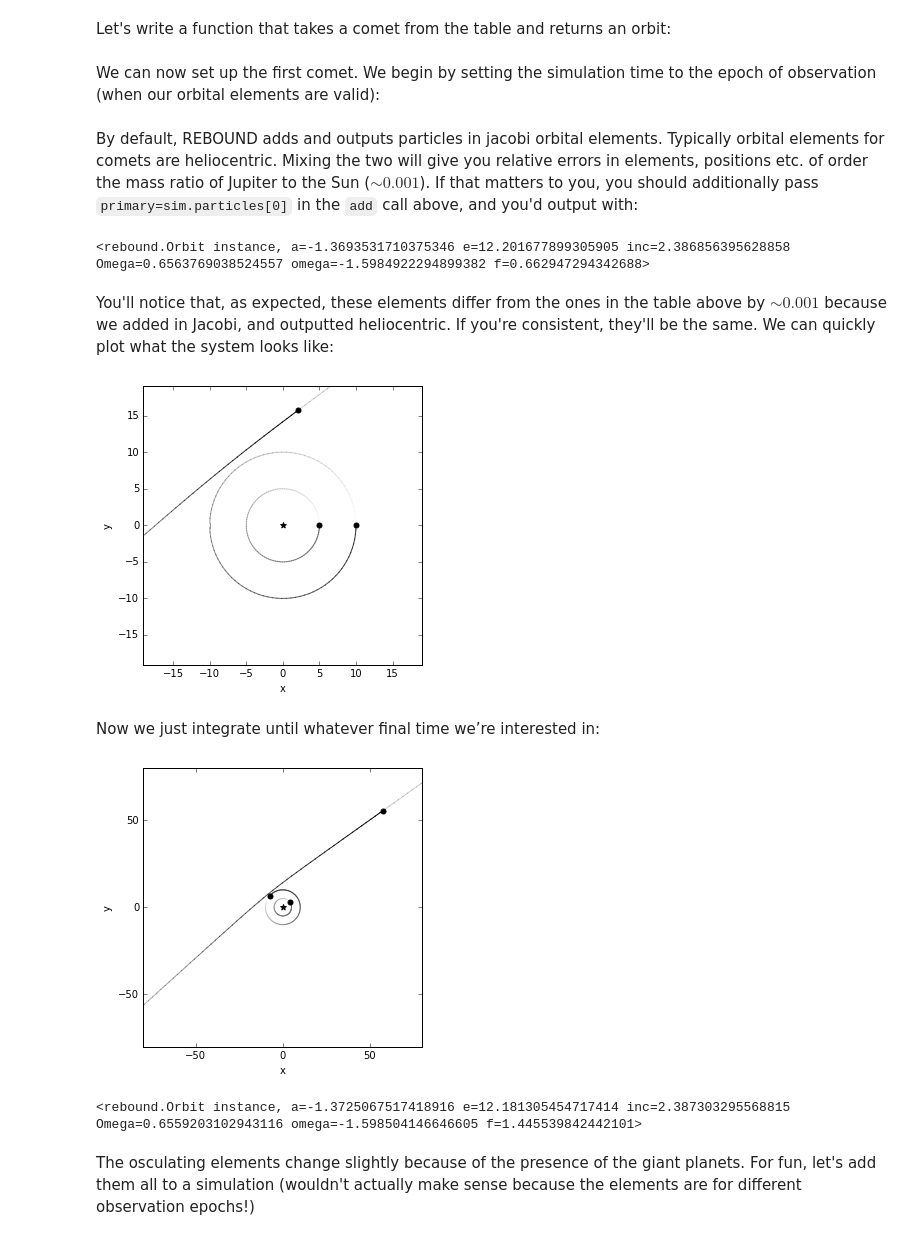
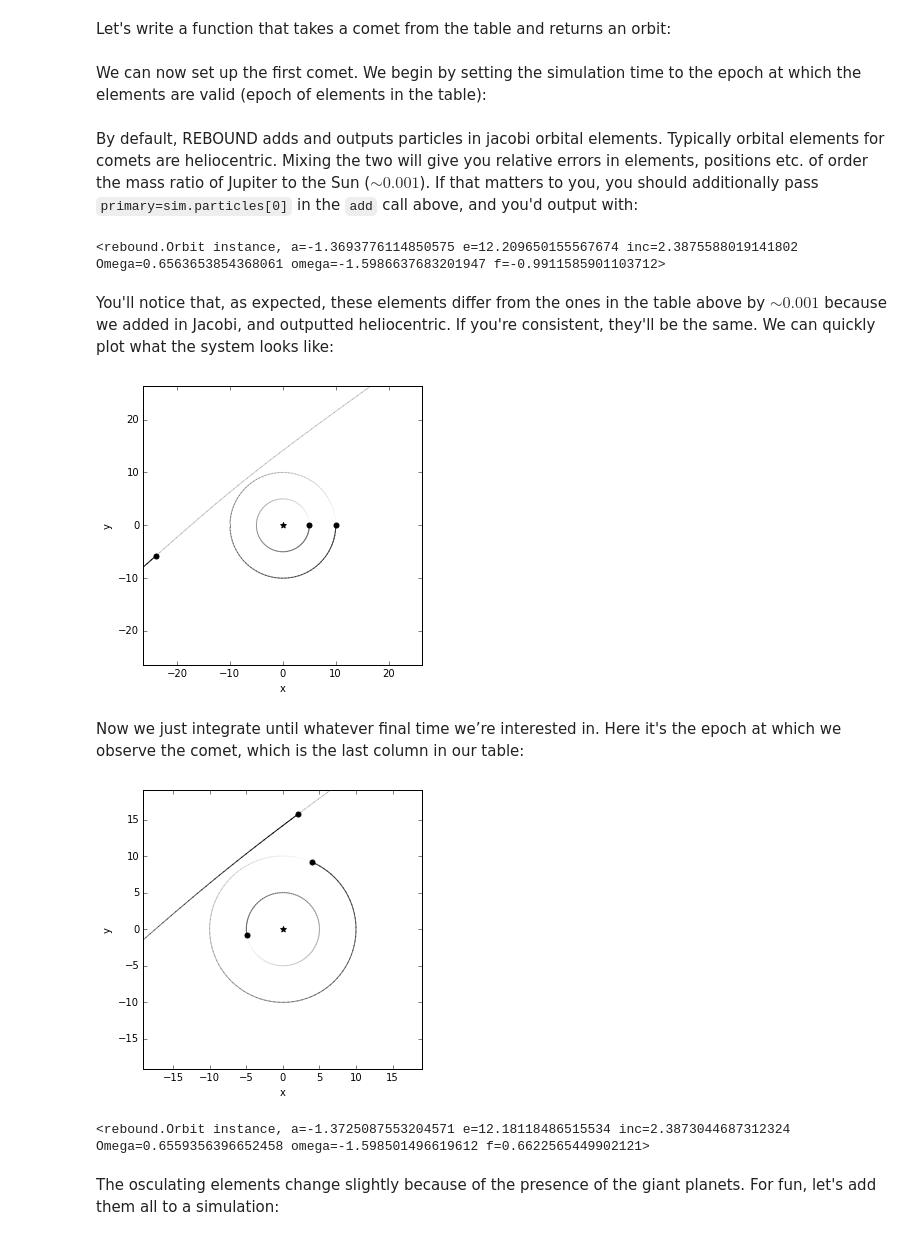
Before and after one commit to hannorein/rebound, a Jupyter notebook: ipython_examples/HyperbolicOrbits.ipynb, the cells around one changed output. Saved outputs shown, nothing was run; the diff lists cells and outputs as text; code cells hidden in the pictures.

Commit message:
updated epoch stuff

```diff
--- a/ipython_examples/HyperbolicOrbits.ipynb
+++ b/ipython_examples/HyperbolicOrbits.ipynb
@@ -41,10 +40,10 @@ def getOrbit(comet_elem):
     o.T = comet_elem[6] # time of pericenter passage
     return o
 # %% [markdown]
-We can now set up the first comet.  We begin by setting the simulation time to the epoch of observation (when our orbital elements are valid):
+We can now set up the first comet.  We begin by setting the simulation time to the epoch at which the elements are valid (epoch of elements in the table):
 # %%
 comet_elem = comets[0]
-sim.t = comet_elem[-1] # last column is the time of observation
+sim.t = comet_elem[-2] # second-to-last column is the epoch of elements
 o = getOrbit(comet_elem)
 sim.add(a=o.a, e=o.e, inc=o.inc, Omega=o.Omega, omega=o.omega, T=o.T)
 # %% [markdown]
@@ -53,28 +52,28 @@ By default, REBOUND adds and outputs particles in jacobi orbital elements.  Typi
 comet = sim.particles[3]
 print(comet.calculate_orbit(primary=sim.particles[0]))
 # %% [output]
-<rebound.Orbit instance, a=-1.3693531710375346 e=12.201677899305905 inc=2.386856395628858 Omega=0.6563769038524557 omega=-1.5984922294899382 f=0.662947294342688>
+<rebound.Orbit instance, a=-1.3693776114850575 e=12.209650155567674 inc=2.3875588019141802 Omega=0.6563653854368061 omega=-1.5986637683201947 f=-0.9911585901103712>
 # %% [markdown]
 You'll notice that, as expected, these elements differ from the ones in the table above by $\sim 0.001$ because we added in Jacobi, and outputted heliocentric.  If you're consistent, they'll be the same.  We can quickly plot what the system looks like:
 # %%
 %matplotlib inline
 fig = rebound.OrbitPlot(sim, trails=True)
 # %% [output]
-[figure, old version]
+[figure, new version]
 # %% [markdown]
-Now we just integrate until whatever final time we’re interested in:
+Now we just integrate until whatever final time we’re interested in.  Here it's the epoch at which we observe the comet, which is the last column in our table:
 # %%
-tfinal = 60000 # Final time in days since J2000
+tfinal = comet_elem[-1]
 sim.integrate(tfinal)
 fig = rebound.OrbitPlot(sim, trails=True)
 # %% [output]
-[figure, old version]
+[figure, new version]
 # %%
 print(comet.orbit)
 # %% [output]
-<rebound.Orbit instance, a=-1.3725067517418916 e=12.181305454717414 inc=2.387303295568815 Omega=0.6559203102943116 omega=-1.598504146646605 f=1.445539842442101>
+<rebound.Orbit instance, a=-1.3725087553204571 e=12.18118486515534 inc=2.3873044687312324 Omega=0.6559356396652458 omega=-1.598501496619612 f=0.6622565449902121>
 # %% [markdown]
-The osculating elements change slightly because of the presence of the giant planets.  For fun, let's add them all to a simulation (wouldn't actually make sense because the elements are for different observation epochs!)
+The osculating elements change slightly because of the presence of the giant planets.  For fun, let's add them all to a simulation:
 # %%
 sim = rebound.Simulation()
 k = 0.01720209895 # Gaussian constant
```
Also changed, not shown: parts of 4 cells of this notebook.
